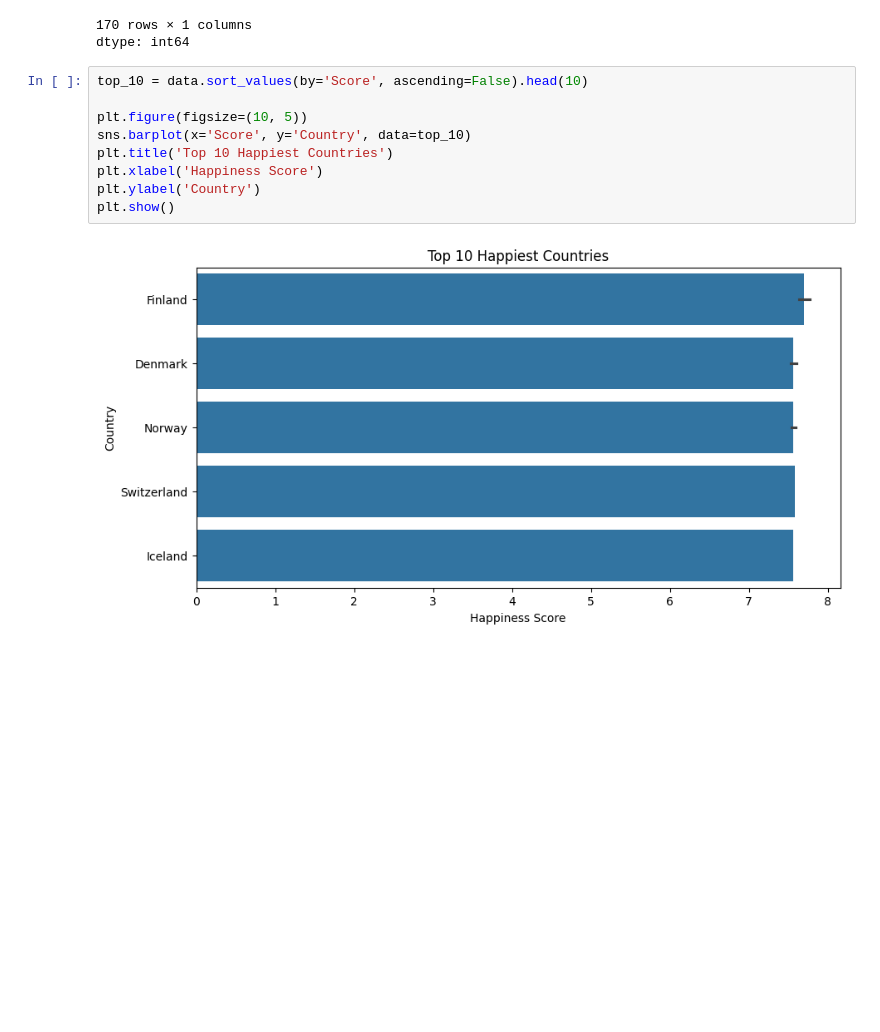
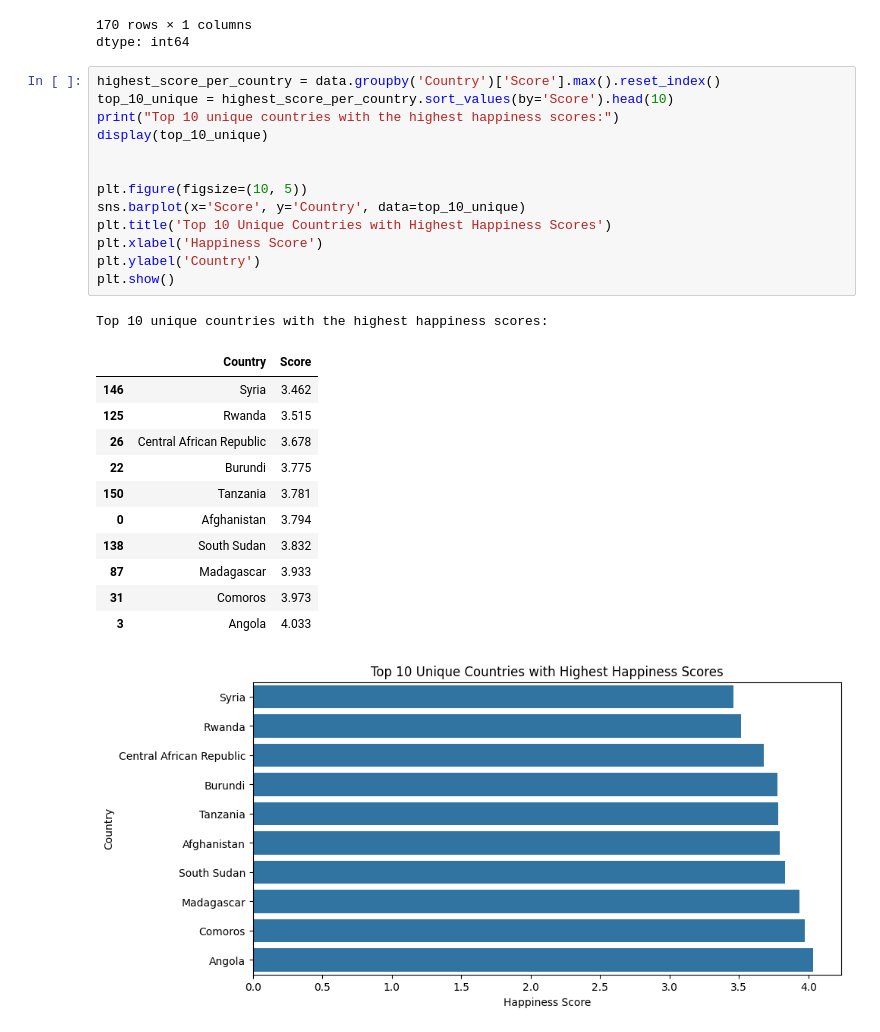
Before and after one commit to Noma999/World-Happiness-EDA, a Jupyter notebook: World's_Happiest_Countries.ipynb, the cells around one changed output. Cells and saved outputs as stored; diff of their text form; blank space fills up the shorter version.

```diff
--- a/World's_Happiest_Countries.ipynb
+++ b/World's_Happiest_Countries.ipynb
@@ -200,14 +200,30 @@ data['Country'].value_counts()
 170 rows × 1 columns
 dtype: int64
 # %%
-top_10 = data.sort_values(by='Score', ascending=False).head(10)
+highest_score_per_country = data.groupby('Country')['Score'].max().reset_index()
+top_10_unique = highest_score_per_country.sort_values(by='Score').head(10)
+print("Top 10 unique countries with the highest happiness scores:")
+display(top_10_unique)
+
 
 plt.figure(figsize=(10, 5))
-sns.barplot(x='Score', y='Country', data=top_10)
-plt.title('Top 10 Happiest Countries')
+sns.barplot(x='Score', y='Country', data=top_10_unique)
+plt.title('Top 10 Unique Countries with Highest Happiness Scores')
 plt.xlabel('Happiness Score')
 plt.ylabel('Country')
 plt.show()
 # %% [output]
+Top 10 unique countries with the highest happiness scores:
+|  | Country | Score |
+| 146 | Syria | 3.462 |
+| 125 | Rwanda | 3.515 |
+| 26 | Central African Republic | 3.678 |
+| 22 | Burundi | 3.775 |
+| 150 | Tanzania | 3.781 |
+| 0 | Afghanistan | 3.794 |
+| 138 | South Sudan | 3.832 |
+| 87 | Madagascar | 3.933 |
+| 31 | Comoros | 3.973 |
+| 3 | Angola | 4.033 |
-[figure, old version]
+[figure, new version]
 # %%
```
Also changed, not shown: parts of 1 cell of this notebook.
